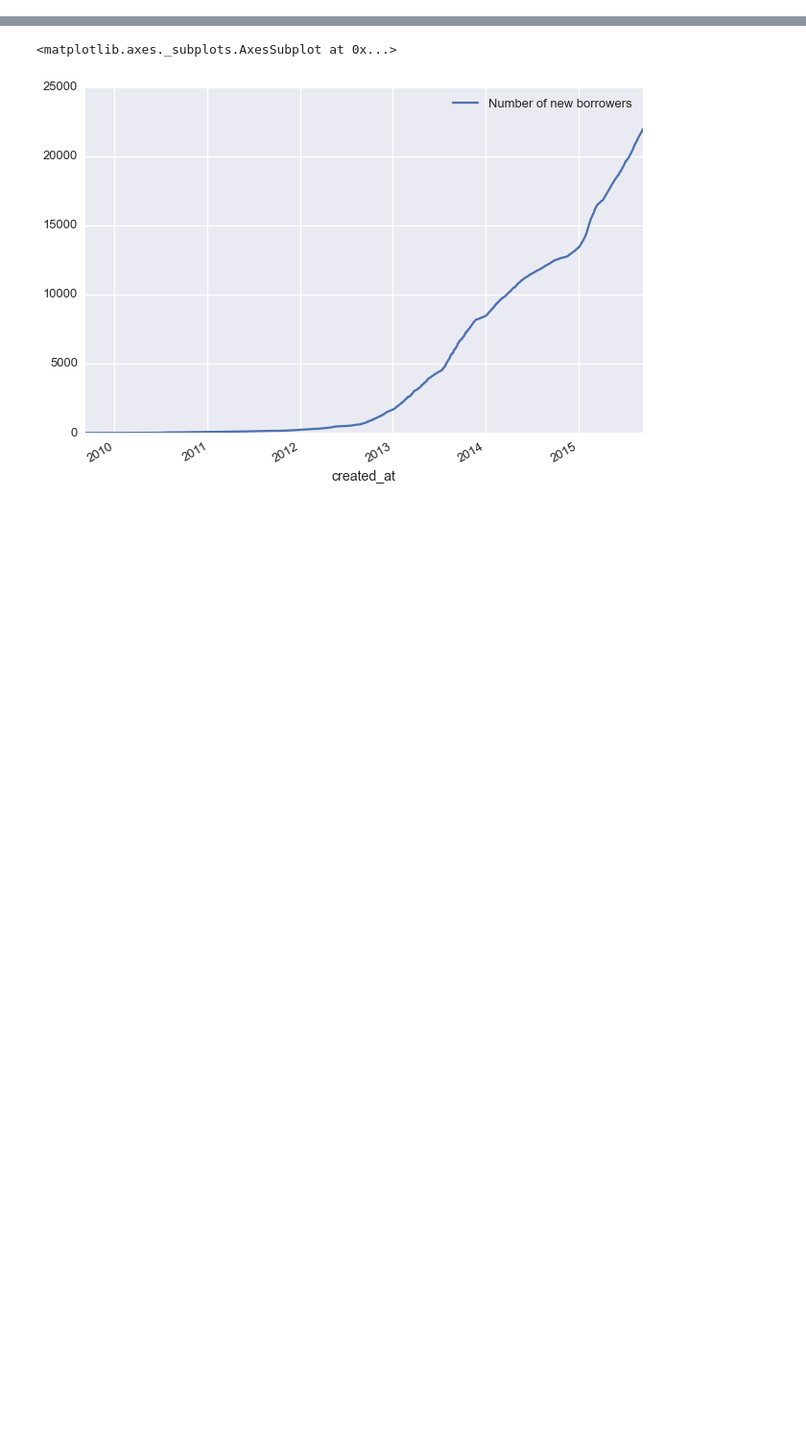
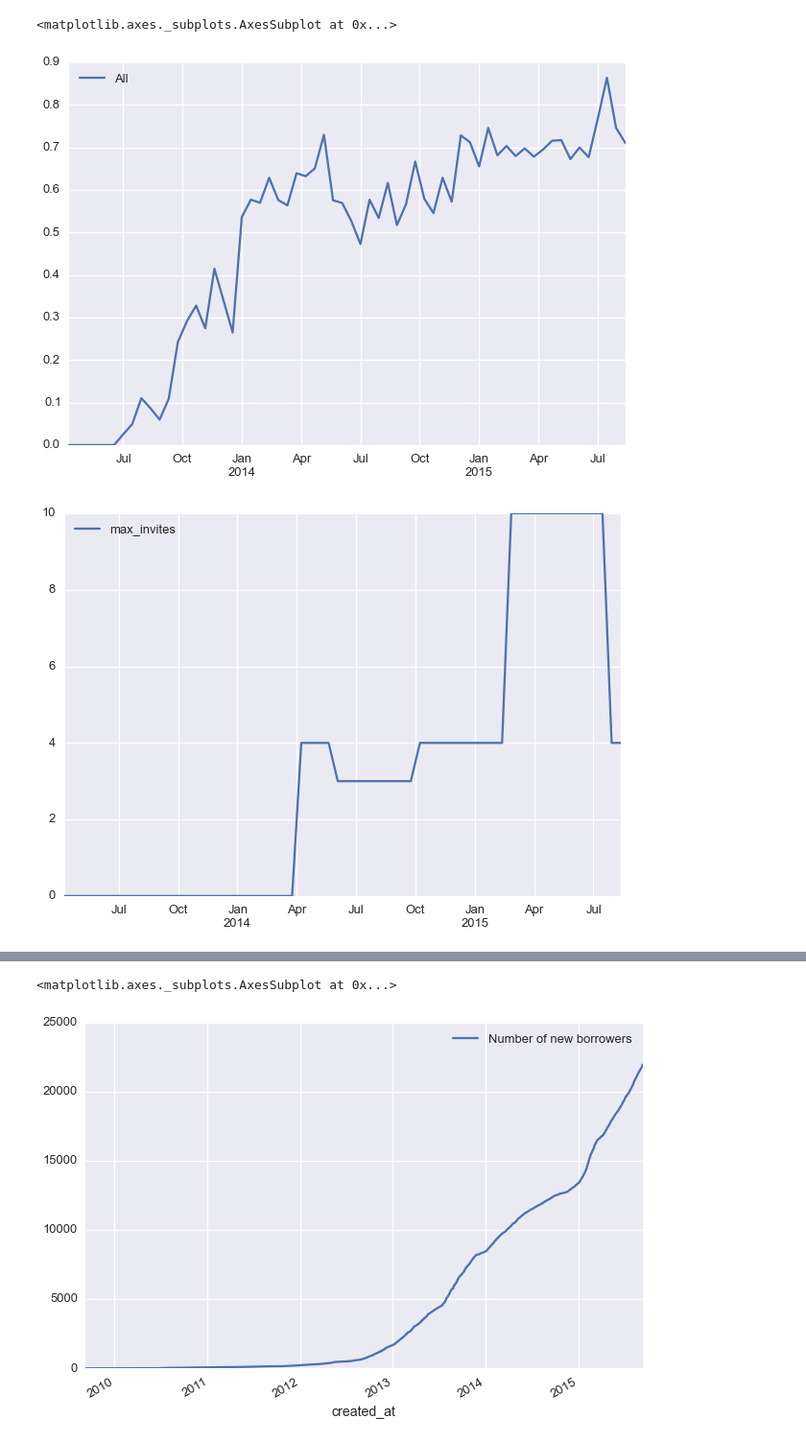
Before and after one commit to glenday/Zidisha, a Jupyter notebook: ZidishaApp/app/Zidisha_organization_by_country.ipynb, the cells around one changed output, grey strips where cells are left out. Shown at 96% size. Saved outputs shown, nothing was run; the diff lists cells and outputs as text; code cells hidden in the pictures; blank space fills up the shorter version.

```diff
--- a/ZidishaApp/app/Zidisha_organization_by_country.ipynb
+++ b/ZidishaApp/app/Zidisha_organization_by_country.ipynb
@@ -90,0 +124,7 @@ df_max_first_loan = load_Zidisha.max_new_loan_size(time_bins_center)
+# %%
+df_invitee_first_loan_frac[['All']].plot()
+df_max_invites.plot()
+# %% [output]
+<matplotlib.axes._subplots.AxesSubplot at 0x...>
+[figure, added]
+[figure, added]
```
Also changed, not shown: parts of 18 cells of this notebook, 4 other files.
